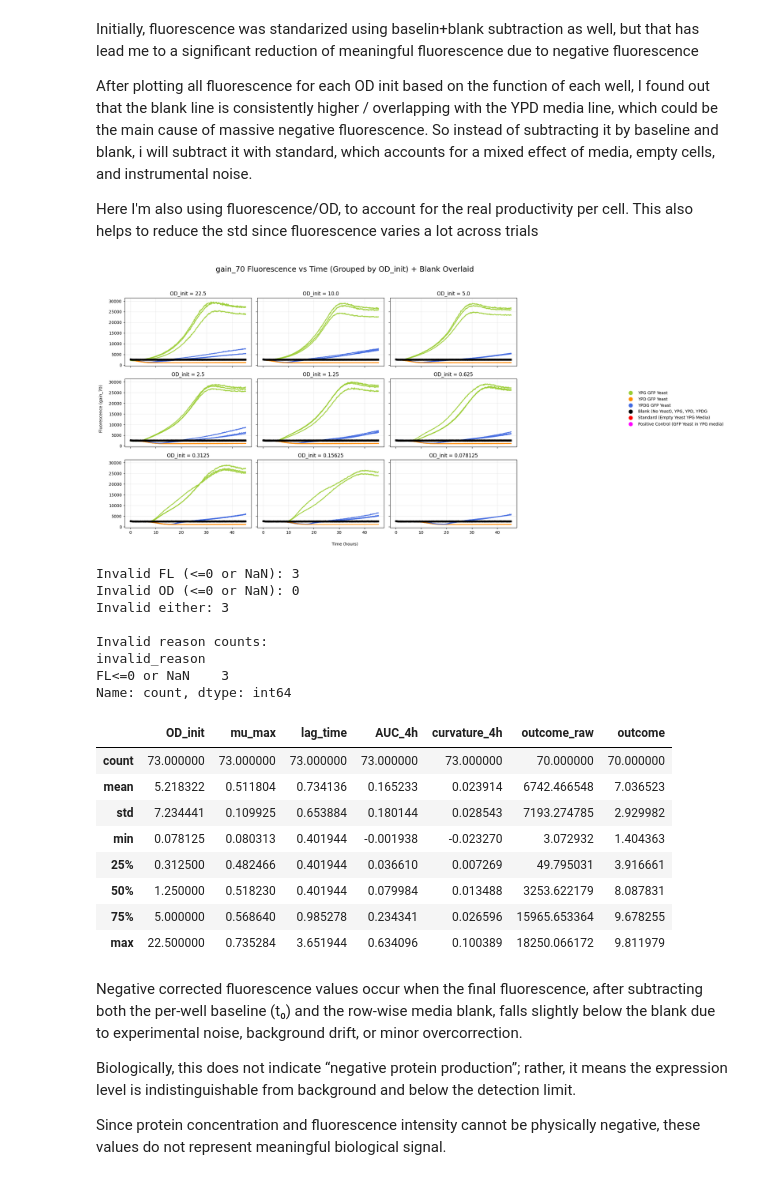
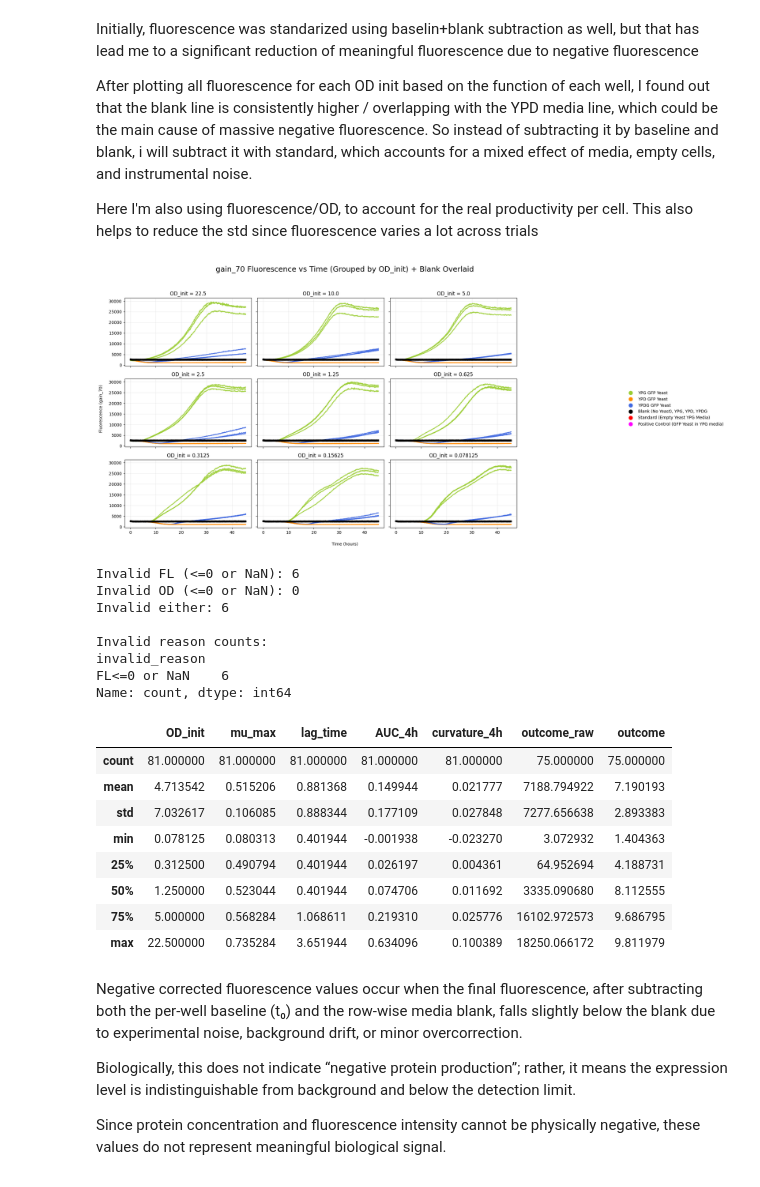
Before and after one commit to feixia2754/06642-Colab-Assignments, a Jupyter notebook: main3.ipynb, the cells around one changed output. Cells and saved outputs as stored; diff of their text form; code cells hidden in the pictures.

```diff
--- a/main3.ipynb
+++ b/main3.ipynb
@@ -380,7 +380,7 @@ def compute_mu_max(g, od_min=0.05, od_max=0.6, window=7):
     return float(np.max(mu_vals))
 
 mu_df = (
-    abs_long_clean.groupby("well")
+    abs_long.groupby("well")
     .apply(compute_mu_max)
     .reset_index(name="mu_max")
 )
@@ -417,7 +417,7 @@ def compute_lag_time(g, window=9, slope_thresh=0.002):
     return g.loc[persistent, "Time"].iloc[0]
 
 lag_df = (
-    abs_long_clean.groupby("well")
+    abs_long.groupby("well")
     .apply(compute_lag_time)
     .reset_index(name="lag_time")
 )
@@ -444,7 +444,7 @@ def compute_auc_4h(g):
     return np.trapezoid(od - od0, t)   # baseline-subtracted AUC
 
 auc_df = (
-    abs_long_clean.groupby("well")
+    abs_long.groupby("well")
     .apply(compute_auc_4h)
     .reset_index(name="AUC_4h")
 )
@@ -481,7 +481,7 @@ def compute_curvature_4h(g):
     return np.nan
 
 curv_df = (
-    abs_long_clean.groupby("well")
+    abs_long.groupby("well")
     .apply(compute_curvature_4h)
     .reset_index(name="curvature_4h")
 )
@@ -663,7 +663,7 @@ fl["FL_corr"] = pd.to_numeric(fl["FL_corr"], errors="coerce")
 # ============================================================
 
 # --- OD prep ---
-od = abs_long_clean.copy()
+od = abs_long.copy()
 od_col = next(c for c in ["OD_smooth", "OD_bs", "OD"] if c in od.columns)
 
 od["Time"] = pd.to_numeric(od["Time"], errors="coerce")
@@ -728,50 +728,50 @@ final_df["invalid_reason"] = np.select(
     default=""
 )
 
 print("Invalid FL (<=0 or NaN):", int(final_df["invalid_FL_le0"].sum()))
 print("Invalid OD (<=0 or NaN):", int(final_df["invalid_OD_le0"].sum()))
 print("Invalid either:", int((final_df["invalid_FL_le0"] | final_df["invalid_OD_le0"]).sum()))
 print("\nInvalid reason counts:")
 print(final_df.loc[final_df["invalid_reason"] != "", "invalid_reason"].value_counts())
 
 # ============================================================
 # Compute ratio ONLY where valid
 # ============================================================
 
 final_df["outcome_raw"] = np.nan
 valid_mask = ~(final_df["invalid_FL_le0"] | final_df["invalid_OD_le0"])
 final_df.loc[valid_mask, "outcome_raw"] = (
     final_df.loc[valid_mask, "final_fluor_corr"] / final_df.loc[valid_mask, "final_OD"]
 )
 
 
 # ============================================================
 # D) Final outcome + store safely in df_merged
 # ============================================================
 
 mapped = df_merged["well"].map(final_df.set_index("well")["outcome_raw"])
 df_merged["outcome_raw"] = mapped
 df_merged["outcome"] = np.log1p(df_merged["outcome_raw"])
 
 df_merged.describe()
 # %% [output]
-[figure, old version]
+[figure, new version]
-Invalid FL (<=0 or NaN): 3
+Invalid FL (<=0 or NaN): 6
 Invalid OD (<=0 or NaN): 0
-Invalid either: 3
+Invalid either: 6
 
 Invalid reason counts:
 invalid_reason
-FL<=0 or NaN    3
+FL<=0 or NaN    6
 Name: count, dtype: int64
 |  | OD_init | mu_max | lag_time | AUC_4h | curvature_4h | outcome_raw | outcome |
-| count | 73.000000 | 73.000000 | 73.000000 | 73.000000 | 73.000000 | 70.000000 | 70.000000 |
-| mean | 5.218322 | 0.511804 | 0.734136 | 0.165233 | 0.023914 | 6742.466548 | 7.036523 |
-| std | 7.234441 | 0.109925 | 0.653884 | 0.180144 | 0.028543 | 7193.274785 | 2.929982 |
+| count | 81.000000 | 81.000000 | 81.000000 | 81.000000 | 81.000000 | 75.000000 | 75.000000 |
+| mean | 4.713542 | 0.515206 | 0.881368 | 0.149944 | 0.021777 | 7188.794922 | 7.190193 |
+| std | 7.032617 | 0.106085 | 0.888344 | 0.177109 | 0.027848 | 7277.656638 | 2.893383 |
 | min | 0.078125 | 0.080313 | 0.401944 | -0.001938 | -0.023270 | 3.072932 | 1.404363 |
-| 25% | 0.312500 | 0.482466 | 0.401944 | 0.036610 | 0.007269 | 49.795031 | 3.916661 |
-| 50% | 1.250000 | 0.518230 | 0.401944 | 0.079984 | 0.013488 | 3253.622179 | 8.087831 |
-| 75% | 5.000000 | 0.568640 | 0.985278 | 0.234341 | 0.026596 | 15965.653364 | 9.678255 |
+| 25% | 0.312500 | 0.490794 | 0.401944 | 0.026197 | 0.004361 | 64.952694 | 4.188731 |
+| 50% | 1.250000 | 0.523044 | 0.401944 | 0.074706 | 0.011692 | 3335.090680 | 8.112555 |
+| 75% | 5.000000 | 0.568284 | 1.068611 | 0.219310 | 0.025776 | 16102.972573 | 9.686795 |
 | max | 22.500000 | 0.735284 | 3.651944 | 0.634096 | 0.100389 | 18250.066172 | 9.811979 |
 # %% [markdown]
 Negative corrected fluorescence values occur when the final fluorescence, after subtracting both the per-well baseline (t₀) and the row-wise media blank, falls slightly below the blank due to experimental noise, background drift, or minor overcorrection.
```
Also changed, not shown: parts of 11 cells of this notebook.
